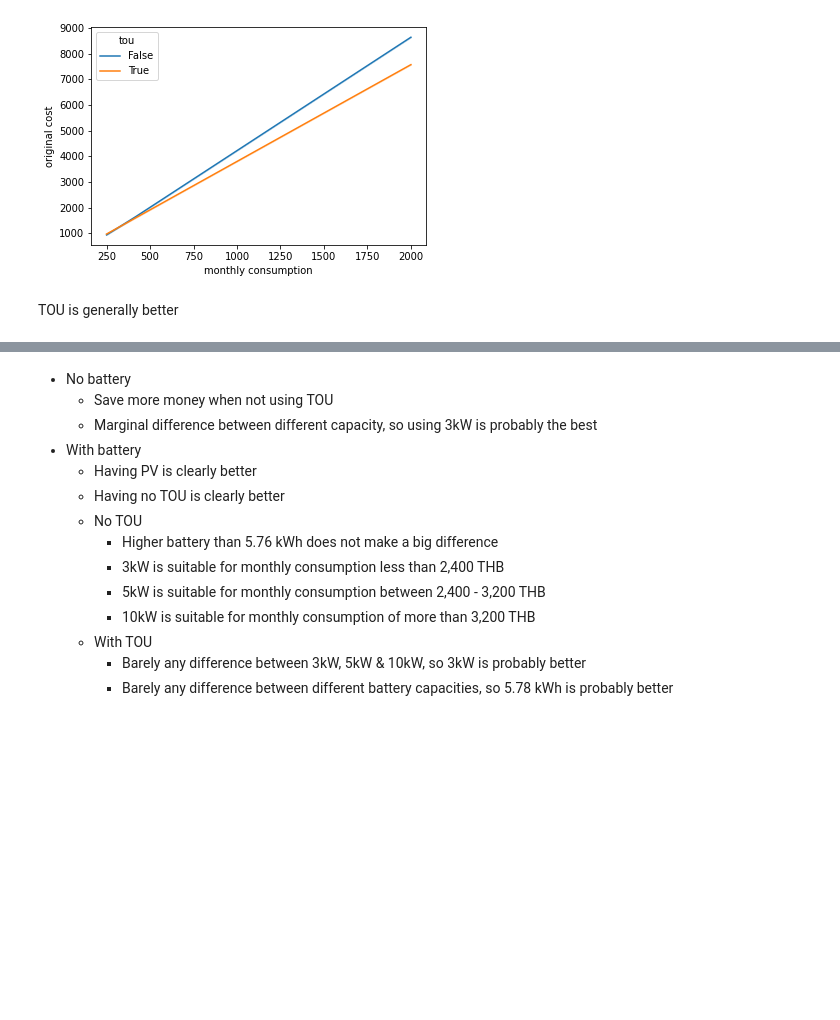
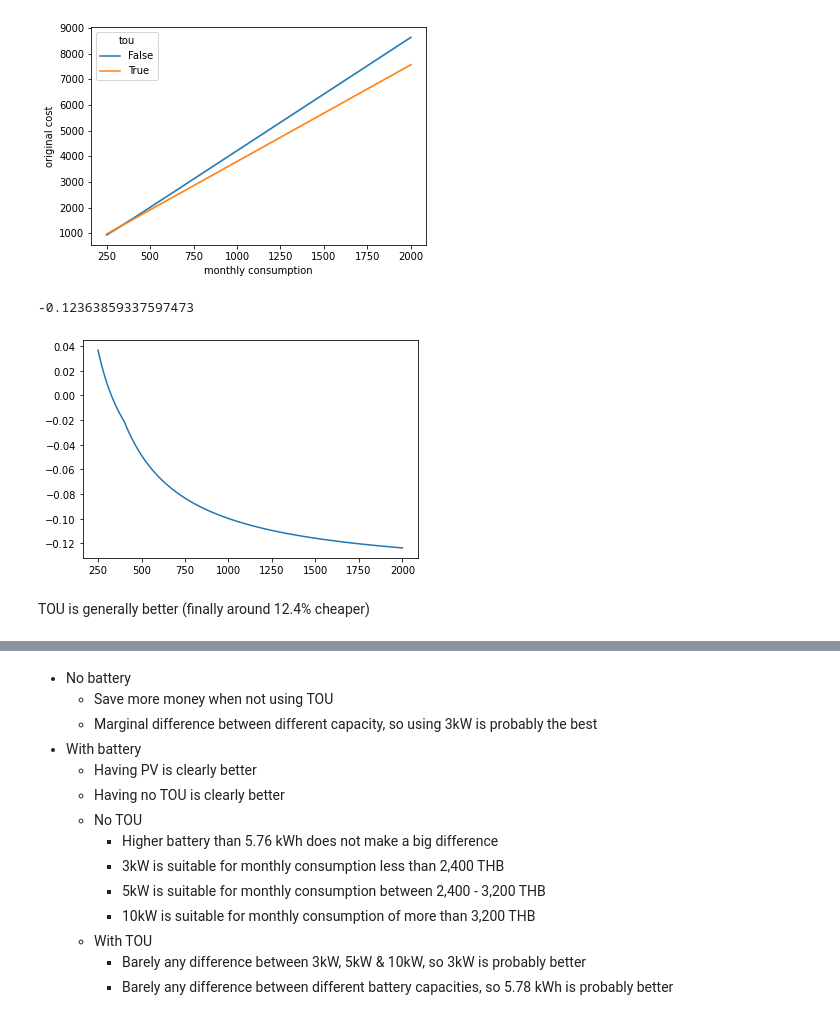
Before and after one commit to AndyBestIsBored/ThaiSolarROICalculation, a Jupyter notebook: analysis.ipynb, the cells around one changed output, grey strips where cells are left out. Cells and saved outputs as stored; diff of their text form; code cells hidden in the pictures; blank space fills up the shorter version.

```diff
--- a/analysis.ipynb
+++ b/analysis.ipynb
@@ -10,5 +10,25 @@ sns.lineplot(data=system_df, x="monthly consumption", y="original cost", hue="to
 # %% [output]
 <AxesSubplot:xlabel='monthly consumption', ylabel='original cost'>
 [figure]
+# %%
+tou_cost = (
+    system_df[system_df["tou"] == True][["monthly consumption", "original cost"]]
+    .sort_values(by=["monthly consumption"], ascending=True)
+    .reset_index()
+)
+no_tou_cost = (
+    system_df[system_df["tou"] == False][["monthly consumption", "original cost"]]
+    .sort_values(by=["monthly consumption"], ascending=True)
+    .reset_index()
+)
+
+change = (tou_cost["original cost"] - no_tou_cost["original cost"]) / no_tou_cost[
+    "original cost"
+]
+plt.plot(tou_cost["monthly consumption"], change)
+np.min(change)
+# %% [output]
+-0.12363859337597473
+[figure, added]
 # %% [markdown]
-TOU is generally better
+TOU is generally better (finally around 12.4% cheaper)
```
Also changed, not shown: parts of 11 cells of this notebook, 1 other file.
